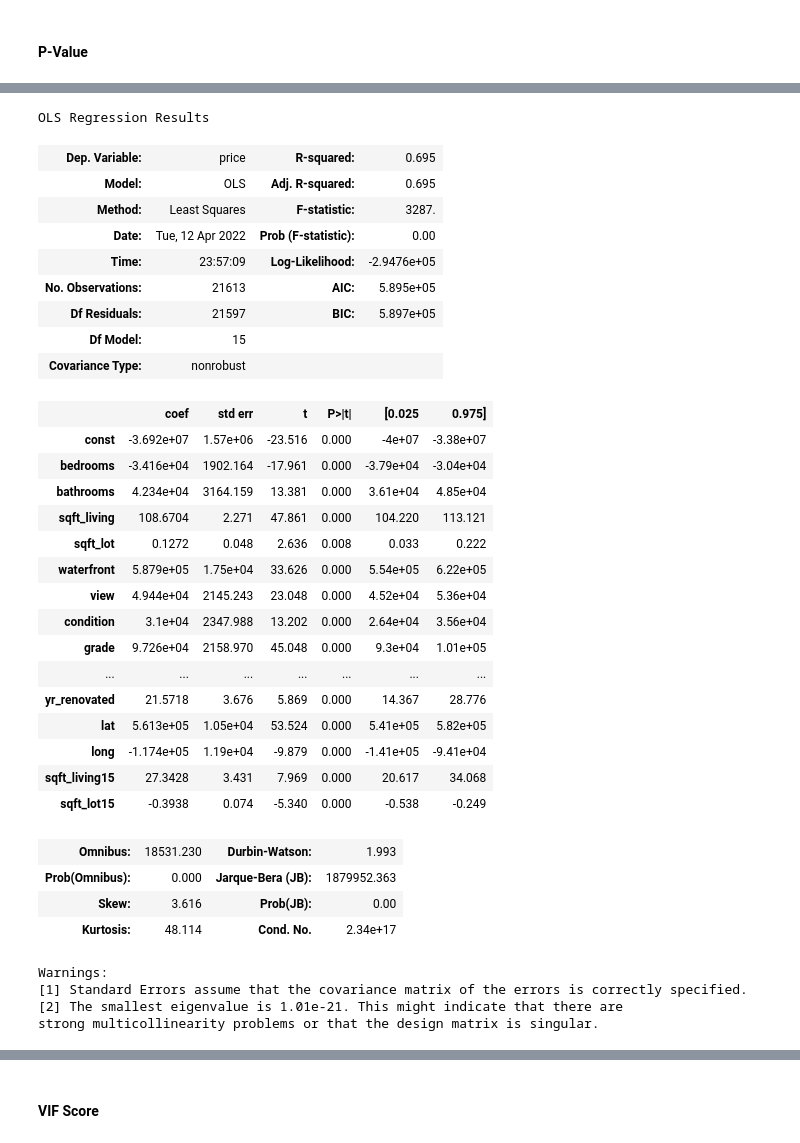
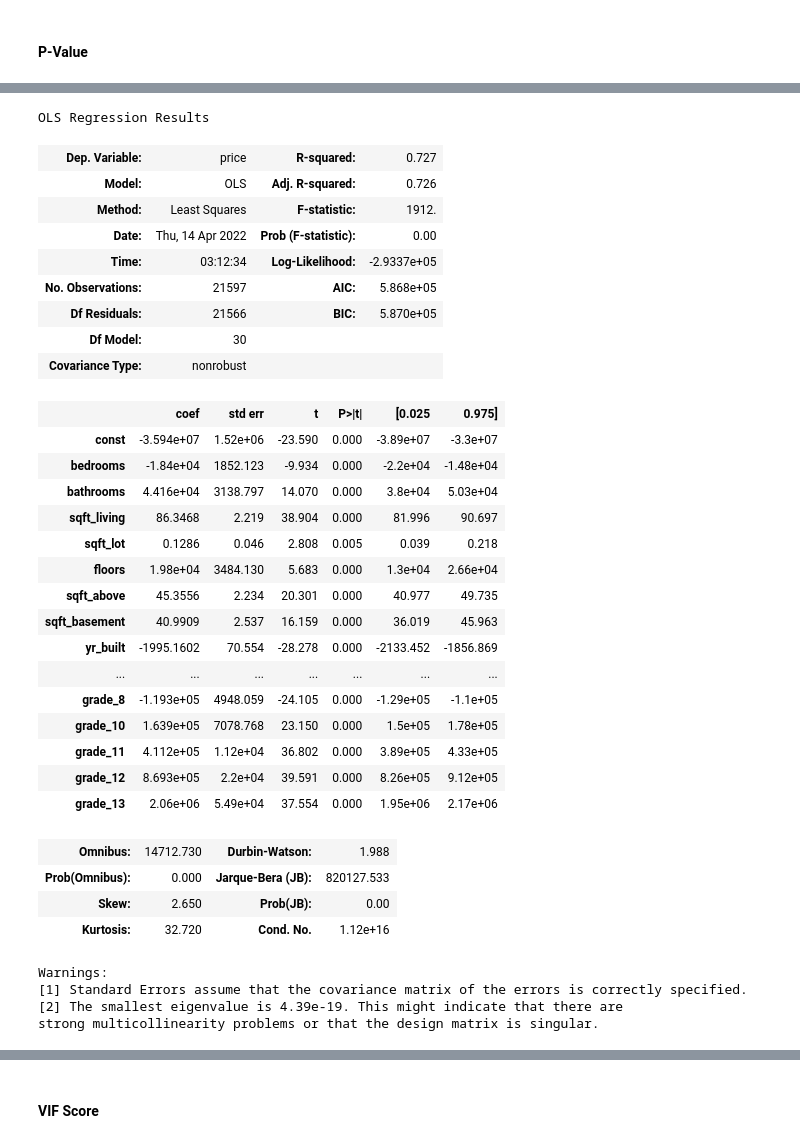
Before and after one commit to FelipeBuongermino/usa_housing, a Jupyter notebook: notebooks/USA_housing_analysis.ipynb, the cells around one changed output, grey strips where cells are left out. Cells and saved outputs as stored; diff of their text form; code cells hidden in the pictures.

```diff
--- a/notebooks/USA_housing_analysis.ipynb
+++ b/notebooks/USA_housing_analysis.ipynb
@@ -119,8 +220,12 @@ y = df['price']
 # %% [markdown]
 #### P-Value
+# %%
+df_concat_no_price = df_concat.drop(['price'], axis=1)
+# %%
+y = df_concat['price']
 # %%
 import statsmodels.api as sm
-ols = sm.OLS(y, sm.add_constant(X)).fit()
+ols = sm.OLS(y, sm.add_constant(df_concat_no_price)).fit()
 ols.summary()
 # %% [output]
 OLS Regression Results
@@ -161,0 +265,2 @@ strong multicollinearity problems or that the design matrix is singular.
+# %%
+df_concat_no_price = df_concat_no_price.drop(['grade_9'], axis=1)
@@ -162,41 +283,39 @@ strong multicollinearity problems or that the design matrix is singular.
 # %%
-X = df.drop(['zipcode','id','date','price','floors'], axis=1)
-y = df['price']
-
-ols = sm.OLS(y, sm.add_constant(X)).fit()
+import statsmodels.api as sm
+ols = sm.OLS(y, sm.add_constant(df_concat_no_price)).fit()
 ols.summary()
 # %% [output]
 OLS Regression Results
-| Dep. Variable: | price | R-squared: | 0.695 |
-| Model: | OLS | Adj. R-squared: | 0.695 |
-| Method: | Least Squares | F-statistic: | 3287. |
-| Date: | Tue, 12 Apr 2022 | Prob (F-statistic): | 0.00 |
-| Time: | 23:57:09 | Log-Likelihood: | -2.9476e+05 |
-| No. Observations: | 21613 | AIC: | 5.895e+05 |
-| Df Residuals: | 21597 | BIC: | 5.897e+05 |
-| Df Model: | 15 |  |  |
+| Dep. Variable: | price | R-squared: | 0.727 |
+| Model: | OLS | Adj. R-squared: | 0.726 |
+| Method: | Least Squares | F-statistic: | 1912. |
+| Date: | Thu, 14 Apr 2022 | Prob (F-statistic): | 0.00 |
+| Time: | 03:12:34 | Log-Likelihood: | -2.9337e+05 |
+| No. Observations: | 21597 | AIC: | 5.868e+05 |
+| Df Residuals: | 21566 | BIC: | 5.870e+05 |
+| Df Model: | 30 |  |  |
 | Covariance Type: | nonrobust |  |  |
 |  | coef | std err | t | P>|t| | [0.025 | 0.975] |
-| const | -3.692e+07 | 1.57e+06 | -23.516 | 0.000 | -4e+07 | -3.38e+07 |
-| bedrooms | -3.416e+04 | 1902.164 | -17.961 | 0.000 | -3.79e+04 | -3.04e+04 |
-| bathrooms | 4.234e+04 | 3164.159 | 13.381 | 0.000 | 3.61e+04 | 4.85e+04 |
-| sqft_living | 108.6704 | 2.271 | 47.861 | 0.000 | 104.220 | 113.121 |
-| sqft_lot | 0.1272 | 0.048 | 2.636 | 0.008 | 0.033 | 0.222 |
-| waterfront | 5.879e+05 | 1.75e+04 | 33.626 | 0.000 | 5.54e+05 | 6.22e+05 |
-| view | 4.944e+04 | 2145.243 | 23.048 | 0.000 | 4.52e+04 | 5.36e+04 |
-| condition | 3.1e+04 | 2347.988 | 13.202 | 0.000 | 2.64e+04 | 3.56e+04 |
-| grade | 9.726e+04 | 2158.970 | 45.048 | 0.000 | 9.3e+04 | 1.01e+05 |
+| const | -3.594e+07 | 1.52e+06 | -23.590 | 0.000 | -3.89e+07 | -3.3e+07 |
+| bedrooms | -1.84e+04 | 1852.123 | -9.934 | 0.000 | -2.2e+04 | -1.48e+04 |
+| bathrooms | 4.416e+04 | 3138.797 | 14.070 | 0.000 | 3.8e+04 | 5.03e+04 |
+| sqft_living | 86.3468 | 2.219 | 38.904 | 0.000 | 81.996 | 90.697 |
+| sqft_lot | 0.1286 | 0.046 | 2.808 | 0.005 | 0.039 | 0.218 |
+| floors | 1.98e+04 | 3484.130 | 5.683 | 0.000 | 1.3e+04 | 2.66e+04 |
+| sqft_above | 45.3556 | 2.234 | 20.301 | 0.000 | 40.977 | 49.735 |
+| sqft_basement | 40.9909 | 2.537 | 16.159 | 0.000 | 36.019 | 45.963 |
+| yr_built | -1995.1602 | 70.554 | -28.278 | 0.000 | -2133.452 | -1856.869 |
 | ... | ... | ... | ... | ... | ... | ... |
-| yr_renovated | 21.5718 | 3.676 | 5.869 | 0.000 | 14.367 | 28.776 |
-| lat | 5.613e+05 | 1.05e+04 | 53.524 | 0.000 | 5.41e+05 | 5.82e+05 |
-| long | -1.174e+05 | 1.19e+04 | -9.879 | 0.000 | -1.41e+05 | -9.41e+04 |
-| sqft_living15 | 27.3428 | 3.431 | 7.969 | 0.000 | 20.617 | 34.068 |
-| sqft_lot15 | -0.3938 | 0.074 | -5.340 | 0.000 | -0.538 | -0.249 |
+| grade_8 | -1.193e+05 | 4948.059 | -24.105 | 0.000 | -1.29e+05 | -1.1e+05 |
+| grade_10 | 1.639e+05 | 7078.768 | 23.150 | 0.000 | 1.5e+05 | 1.78e+05 |
+| grade_11 | 4.112e+05 | 1.12e+04 | 36.802 | 0.000 | 3.89e+05 | 4.33e+05 |
+| grade_12 | 8.693e+05 | 2.2e+04 | 39.591 | 0.000 | 8.26e+05 | 9.12e+05 |
+| grade_13 | 2.06e+06 | 5.49e+04 | 37.554 | 0.000 | 1.95e+06 | 2.17e+06 |
-| Omnibus: | 18531.230 | Durbin-Watson: | 1.993 |
-| Prob(Omnibus): | 0.000 | Jarque-Bera (JB): | 1879952.363 |
-| Skew: | 3.616 | Prob(JB): | 0.00 |
-| Kurtosis: | 48.114 | Cond. No. | 2.34e+17 |
+| Omnibus: | 14712.730 | Durbin-Watson: | 1.988 |
+| Prob(Omnibus): | 0.000 | Jarque-Bera (JB): | 820127.533 |
+| Skew: | 2.650 | Prob(JB): | 0.00 |
+| Kurtosis: | 32.720 | Cond. No. | 1.12e+16 |
 Warnings:
 [1] Standard Errors assume that the covariance matrix of the errors is correctly specified.
-[2] The smallest eigenvalue is 1.01e-21. This might indicate that there are
+[2] The smallest eigenvalue is 4.39e-19. This might indicate that there are
 strong multicollinearity problems or that the design matrix is singular.
```
Also changed, not shown: parts of 104 cells of this notebook.
